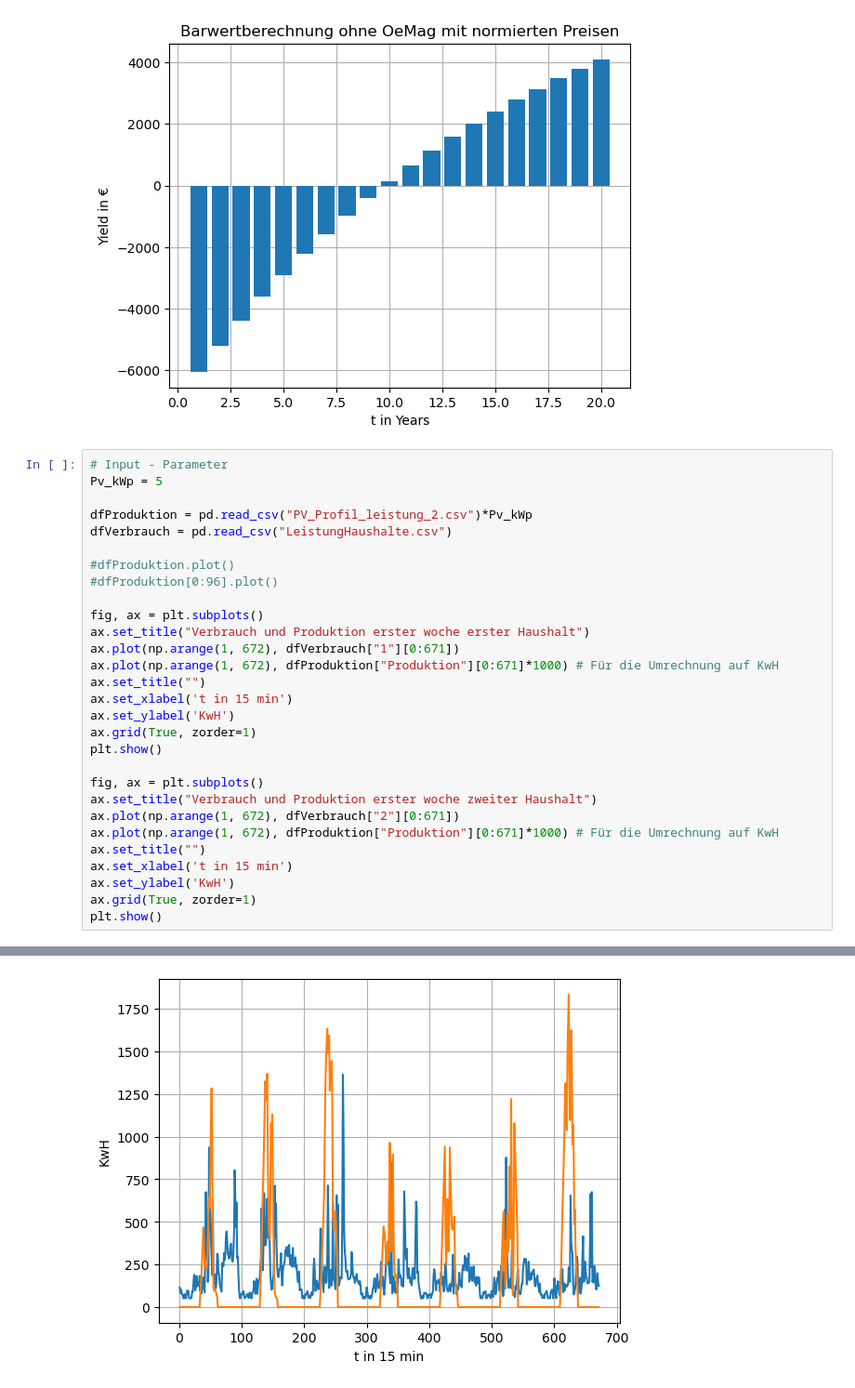
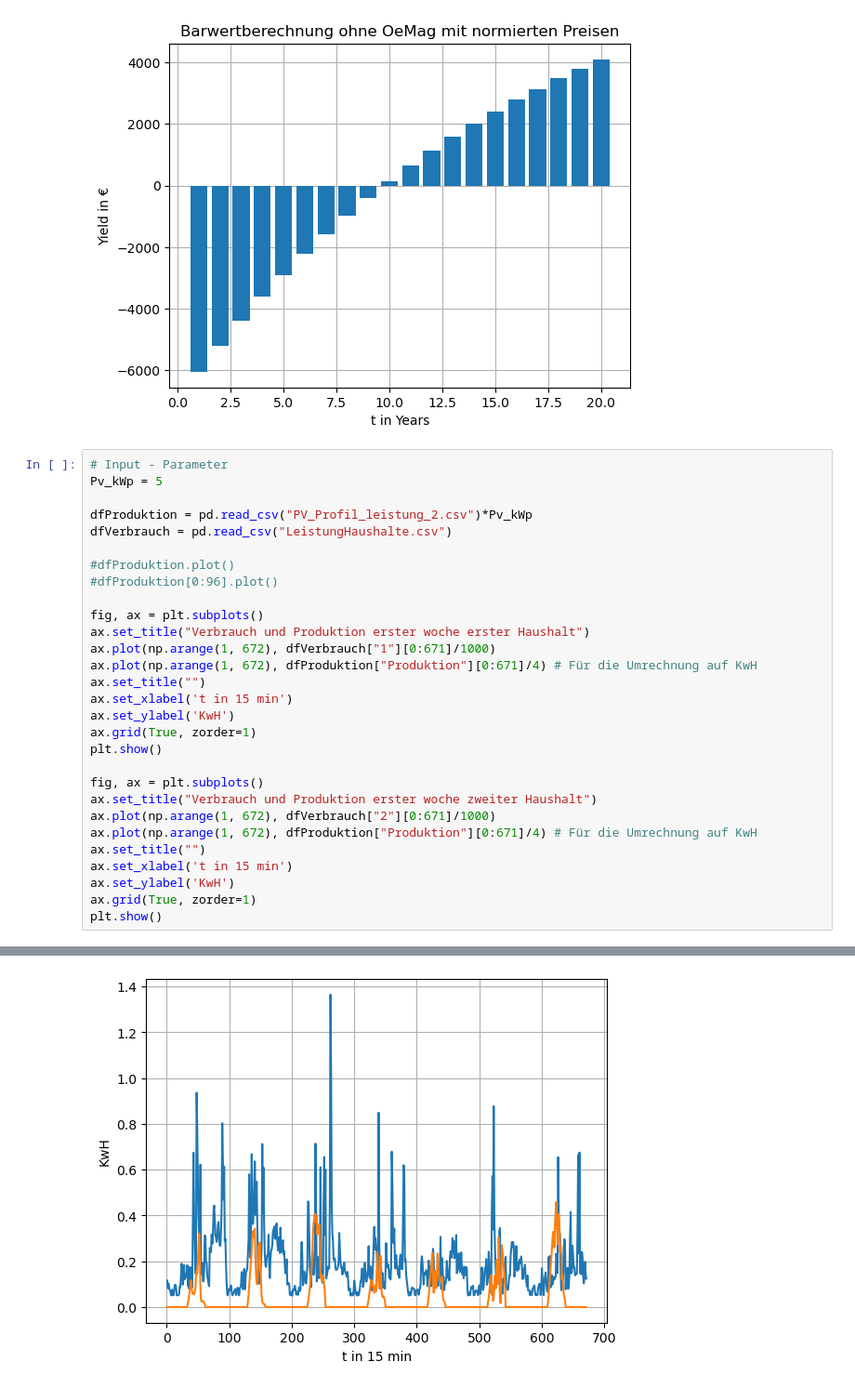
Before and after one commit to AhmedAkhi/2.UE, a Jupyter notebook: UE2_Gruppe2.ipynb, the cells around one changed output, grey strips where cells are left out. Shown at 93% size. Saved outputs shown, nothing was run; the diff lists cells and outputs as text.

```diff
--- a/UE2_Gruppe2.ipynb
+++ b/UE2_Gruppe2.ipynb
@@ -110,8 +110,8 @@ dfVerbrauch = pd.read_csv("LeistungHaushalte.csv")
 
 fig, ax = plt.subplots()
 ax.set_title("Verbrauch und Produktion erster woche erster Haushalt")
-ax.plot(np.arange(1, 672), dfVerbrauch["1"][0:671])
-ax.plot(np.arange(1, 672), dfProduktion["Produktion"][0:671]*1000) # Für die Umrechnung auf KwH
+ax.plot(np.arange(1, 672), dfVerbrauch["1"][0:671]/1000)
+ax.plot(np.arange(1, 672), dfProduktion["Produktion"][0:671]/4) # Für die Umrechnung auf KwH
 ax.set_title("")
 ax.set_xlabel('t in 15 min')
 ax.set_ylabel('KwH')
@@ -120,8 +120,8 @@ plt.show()
 
 fig, ax = plt.subplots()
 ax.set_title("Verbrauch und Produktion erster woche zweiter Haushalt")
-ax.plot(np.arange(1, 672), dfVerbrauch["2"][0:671])
-ax.plot(np.arange(1, 672), dfProduktion["Produktion"][0:671]*1000) # Für die Umrechnung auf KwH
+ax.plot(np.arange(1, 672), dfVerbrauch["2"][0:671]/1000)
+ax.plot(np.arange(1, 672), dfProduktion["Produktion"][0:671]/4) # Für die Umrechnung auf KwH
 ax.set_title("")
 ax.set_xlabel('t in 15 min')
 ax.set_ylabel('KwH')
@@ -132,4 +132,4 @@ plt.show()
-[figure, old version]
+[figure, new version]
 # %%
 dfProduktion = pd.read_csv("PV_Profil_leistung_2.csv")
 dfVerbrauch = pd.read_csv("LeistungHaushalte.csv")
```
Also changed, not shown: parts of 2 cells of this notebook.
